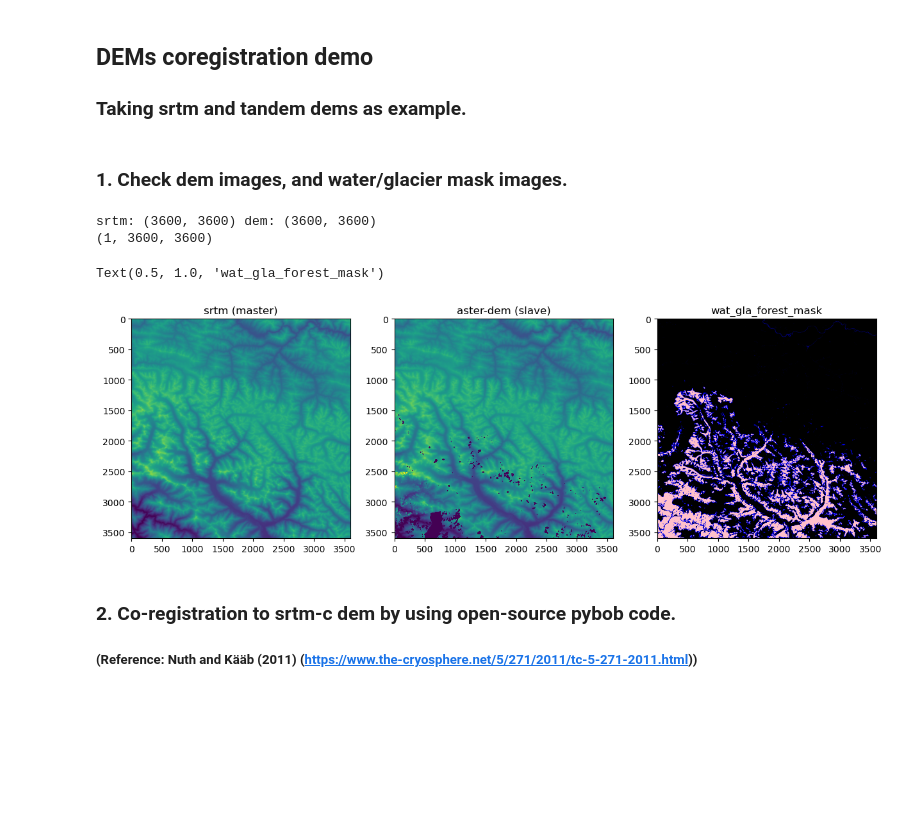
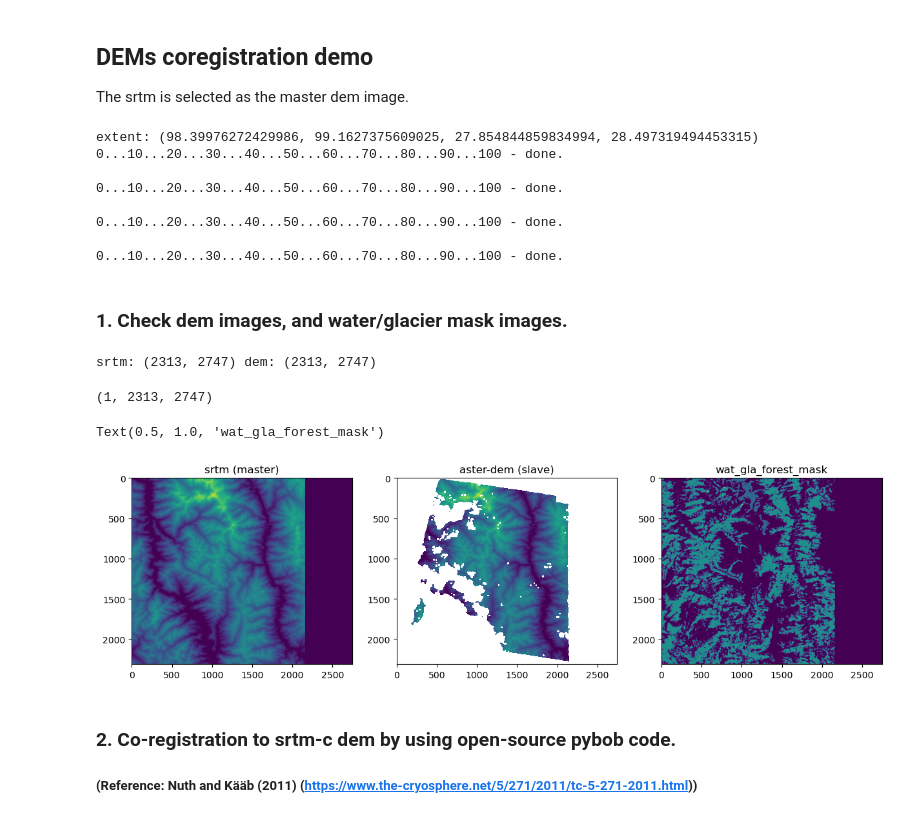
Before and after one commit to xinluo2018/Glacier-in-SETP, a Jupyter notebook: notebooks/dems_coreg_demo.ipynb, the cells around one changed output. Drawn from its saved outputs; the diff is of its cells as text; code cells hidden in the pictures; blank space fills up the shorter version.

```diff
--- a/notebooks/dems_coreg_demo.ipynb
+++ b/notebooks/dems_coreg_demo.ipynb
@@ -1,6 +1,6 @@
 # %% [markdown]
 ## DEMs coregistration demo
-### Taking srtm and tandem dems as example.
+The srtm is selected as the master dem image.
 # %%
 import numpy as np
 import xdem
@@ -20,33 +22,54 @@ path_dem_aligned = 'data/aster-stereo/SETP-'+year+'/tiles-dem/tile-'+tile_lat+'-
+# %%
+### data preparation
+path_srtm_extent = 'srtm_extent.tif'
+path_wat_extent = 'wat_extent.tif'
+path_glacier_extent = 'glacier_extent.tif'
+path_forest_extent = 'forest_extent.tif'
+extent_dem, espg_dem = get_img_extent(path_dem)
+print('extent:', extent_dem)
+srtm_extent = tiles2extent(dir_tiled_data = dir_srtm, extent = extent_dem, path_save = path_srtm_extent)
+wat_extent = tiles2extent(dir_tiled_data = dir_water, extent = extent_dem, path_save = path_wat_extent)
+glacier_extent = tiles2extent(dir_tiled_data = dir_rgi60, extent = extent_dem, path_save = path_glacier_extent)
+forest_extent = tiles2extent(dir_tiled_data = dir_forest, extent = extent_dem, path_save = path_forest_extent)
+# %% [output]
+extent: (98.39976272429986, 99.1627375609025, 27.854844859834994, 28.497319494453315)
+0...10...20...30...40...50...60...70...80...90...100 - done.
+
+0...10...20...30...40...50...60...70...80...90...100 - done.
+
+0...10...20...30...40...50...60...70...80...90...100 - done.
+
+0...10...20...30...40...50...60...70...80...90...100 - done.
 # %% [markdown]
 ### 1. Check dem images, and water/glacier mask images.
 # %%
-cmap = LinearSegmentedColormap.from_list('linear color', ["Black", 'Blue', 'Pink'])
-_, srtm_info = readTiff(path_srtm)    # master dem
+srtm, srtm_info = readTiff(path_srtm_extent)    # master dem
+
 ### --1. data reading
-srtm = xdem.DEM(path_srtm)            # master dem
+srtm = xdem.DEM(path_srtm_extent)            # master dem
 dem = xdem.DEM(path_dem).reproject(srtm)      # slave dem
-srtm = srtm.reproject(dem)   # ensure the geo-info are completely the same. some bug for the xdem
+srtm = srtm.reproject(dem)      # ensure the geo-info are completely the same. !!!some bug for the xdem
+
 print('srtm:', srtm.shape, 'dem:', dem.shape)
 
 ### --2.water/glacier/forest mask (water:1, glacier:2, other:0)
-water_jrc = xdem.DEM(path_water_jrc).reproject(srtm)
-rgi60_mask = xdem.DEM(path_rgi60).reproject(srtm)
-forest_mask = xdem.DEM(path_forest).reproject(srtm)
+water_jrc = xdem.DEM(path_wat_extent).reproject(srtm)
+rgi60_mask = xdem.DEM(path_glacier_extent).reproject(srtm)
+forest_mask = xdem.DEM(path_forest_extent).reproject(srtm)
 forest_mask.data[0] = np.where(forest_mask.data[0]==20, 1, 0) ### extract forest
 wat_gla_forest_mask = water_jrc.data[0]+rgi60_mask.data[0]*2 + forest_mask.data[0]*3
 
 ### --3. image visualize
 print(srtm.data.shape)
-plt.figure(figsize=(15,5))
+plt.figure(figsize=(15, 5))
 plt.subplot(1,3,1); plt.imshow(srtm.data[0], vmin=2000, vmax=7000); plt.title('srtm (master)')
 plt.subplot(1,3,2); plt.imshow(dem.data[0], vmin=2000, vmax=7000); plt.title('aster-dem (slave)')
-plt.subplot(1,3,3); plt.imshow(wat_gla_forest_mask, vmin=0, vmax=2, cmap=cmap); plt.title('wat_gla_forest_mask')
-# plt.subplot(2,2,4); plt.imshow(rgi60_mask, vmin=0, vmax=1); plt.title('glacier_mask')
+plt.subplot(1,3,3); plt.imshow(wat_gla_forest_mask); plt.title('wat_gla_forest_mask')
 # %% [output]
-srtm: (3600, 3600) dem: (3600, 3600)
-(1, 3600, 3600)
+srtm: (2313, 2747) dem: (2313, 2747)
-Text(0.5, 1.0, 'wat_gla_forest_mask')
+(1, 2313, 2747)
+Text(0.5, 1.0, 'wat_gla_forest_mask')
-[figure, old version]
+[figure, new version]
 # %% [markdown]
 ### **2. Co-registration to srtm-c dem by using open-source pybob code.**
 ##### (Reference: Nuth and Kääb (2011) (https://www.the-cryosphere.net/5/271/2011/tc-5-271-2011.html))
```
Also changed, not shown: parts of 7 cells of this notebook, 19 other files.
